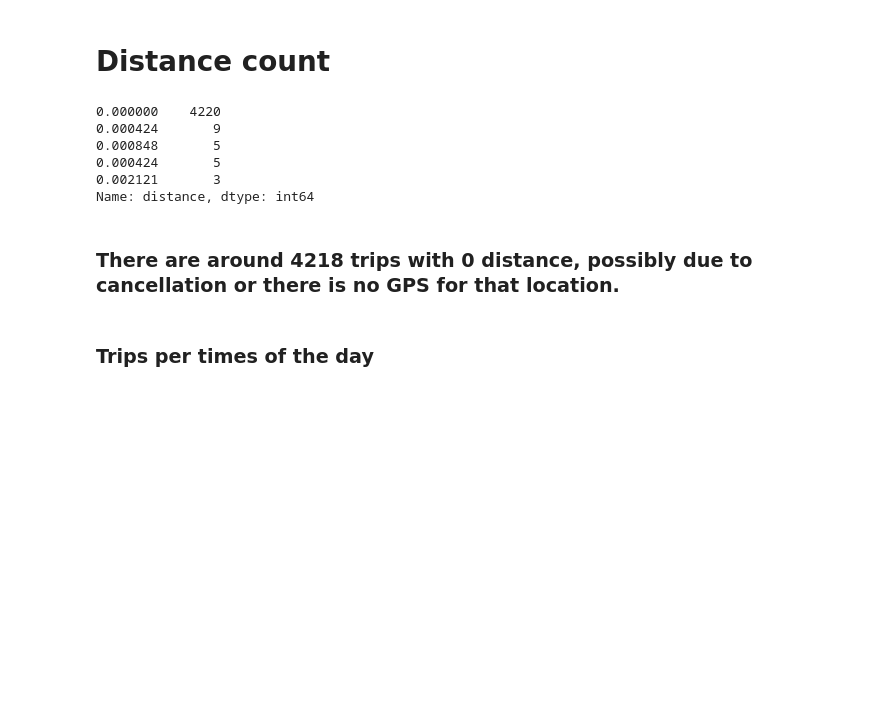
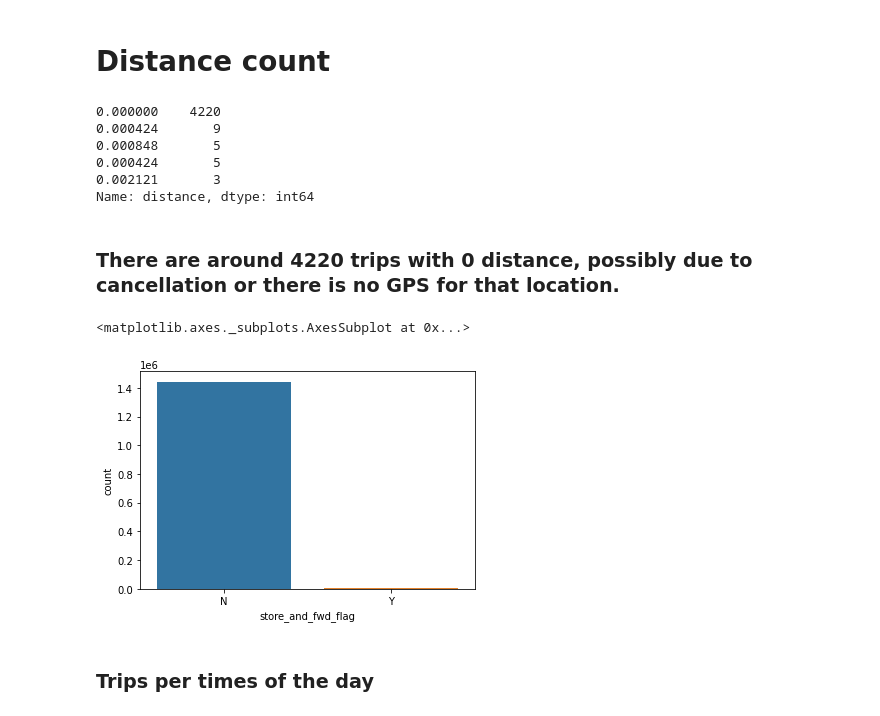
Before and after one commit to Ajay0110/NYC-Taxi-Trip-Time-Prediction, a Jupyter notebook: NYC_Taxi_Trip_Time_Prediction_Capstone_Project.ipynb, the cells around one changed output. Saved outputs shown, nothing was run; the diff lists cells and outputs as text; code cells hidden in the pictures; blank space fills up the shorter version.

```diff
--- a/NYC_Taxi_Trip_Time_Prediction_Capstone_Project.ipynb
+++ b/NYC_Taxi_Trip_Time_Prediction_Capstone_Project.ipynb
@@ -388,17 +412,24 @@ Name: store_and_fwd_flag, dtype: int64
 # From Store and Forward Flag almost all the trip records were not connected to server.
 # %% [markdown]
 # Distance count
-# %%
-taxi_df['distance'].value_counts().head()
-# %% [output]
-0.000000    4220
-0.000424       9
-0.000848       5
-0.000424       5
-0.002121       3
-Name: distance, dtype: int64
+# %%
+# Value counts for variable distance
+taxi_df['distance'].value_counts().head()
+# %% [output]
+0.000000    4220
+0.000424       9
+0.000848       5
+0.000424       5
+0.002121       3
+Name: distance, dtype: int64
 # %% [markdown]
-### There are around 4218 trips with 0 distance, possibly due to cancellation or there is no GPS for that location.
+### There are around 4220 trips with 0 distance, possibly due to cancellation or there is no GPS for that location.
+# %%
+# Countplot for distance
+sns.countplot(x='store_and_fwd_flag',data=taxi_df)
+# %% [output]
+<matplotlib.axes._subplots.AxesSubplot at 0x...>
+[figure, added]
 # %% [markdown]
 ### Trips per times of the day
 # %%
```
Also changed, not shown: parts of 60 cells of this notebook.
